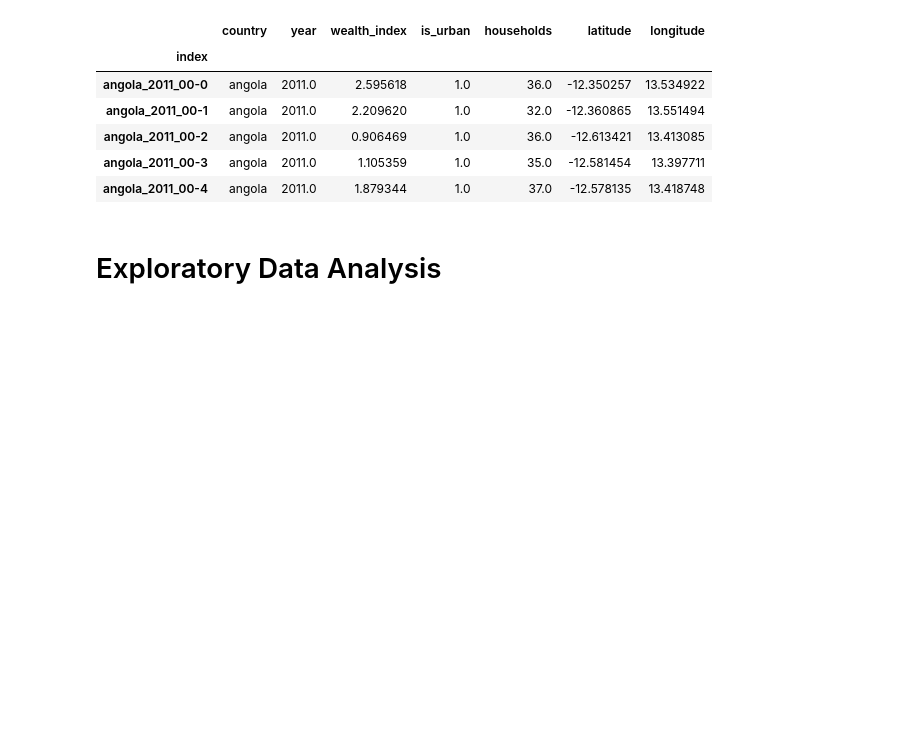
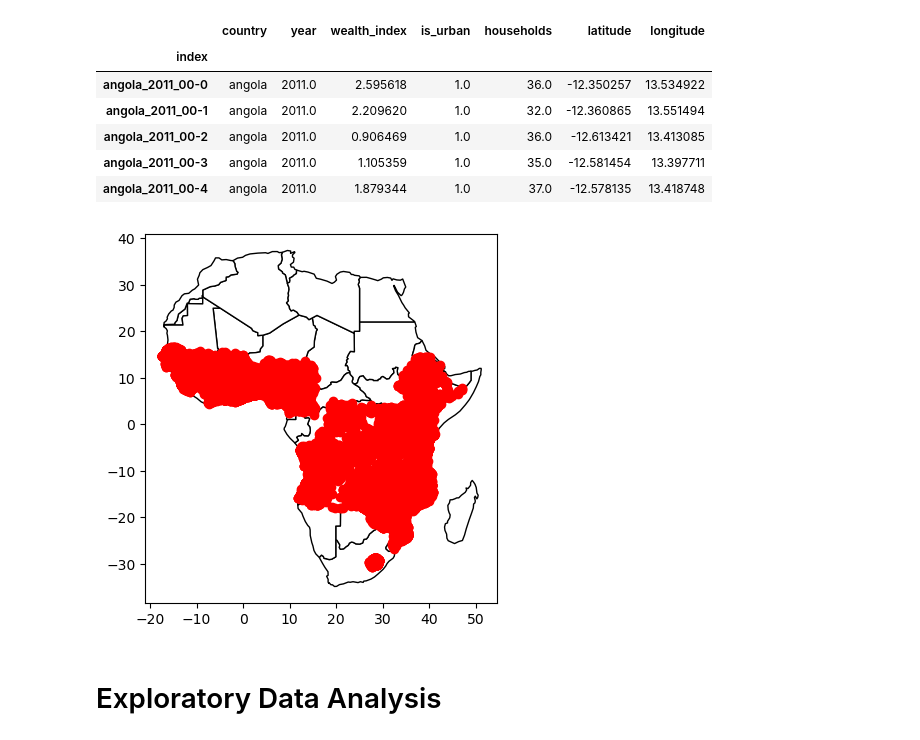
Before and after one commit to simonlazarus/Predicting-Poverty-with-Satellite-Images, a Jupyter notebook: code/03_EDA.ipynb, the cells around one changed output. Saved outputs shown, nothing was run; the diff lists cells and outputs as text; code cells hidden in the pictures; blank space fills up the shorter version.

```diff
--- a/code/03_EDA.ipynb
+++ b/code/03_EDA.ipynb
@@ -34,6 +34,25 @@ combined.head()
 | angola_2011_00-2 | angola | 2011.0 | 0.906469 | 1.0 | 36.0 | -12.613421 | 13.413085 |
 | angola_2011_00-3 | angola | 2011.0 | 1.105359 | 1.0 | 35.0 | -12.581454 | 13.397711 |
 | angola_2011_00-4 | angola | 2011.0 | 1.879344 | 1.0 | 37.0 | -12.578135 | 13.418748 |
+# %%
+import geopandas
+#pip install geos
+#conda install geopandas
+
+gdf = geopandas.GeoDataFrame(df, geometry=geopandas.points_from_xy(combined.longitude, combined.latitude))
+
+world = geopandas.read_file(geopandas.datasets.get_path('naturalearth_lowres'))
+# We restrict to South America.
+ax = world[world.continent == 'Africa'].plot(
+    color='white', edgecolor='black')
+
+# We can now plot our ``GeoDataFrame``.
+gdf.plot(ax=ax, color='red')
+
+plt.show()
+#https://geopandas.org/en/stable/gallery/create_geopandas_from_pandas.html
+# %% [output]
+[figure, added]
 # %% [markdown]
 # Exploratory Data Analysis
 # %% [markdown]
```
Also changed, not shown: parts of 2 cells of this notebook.
